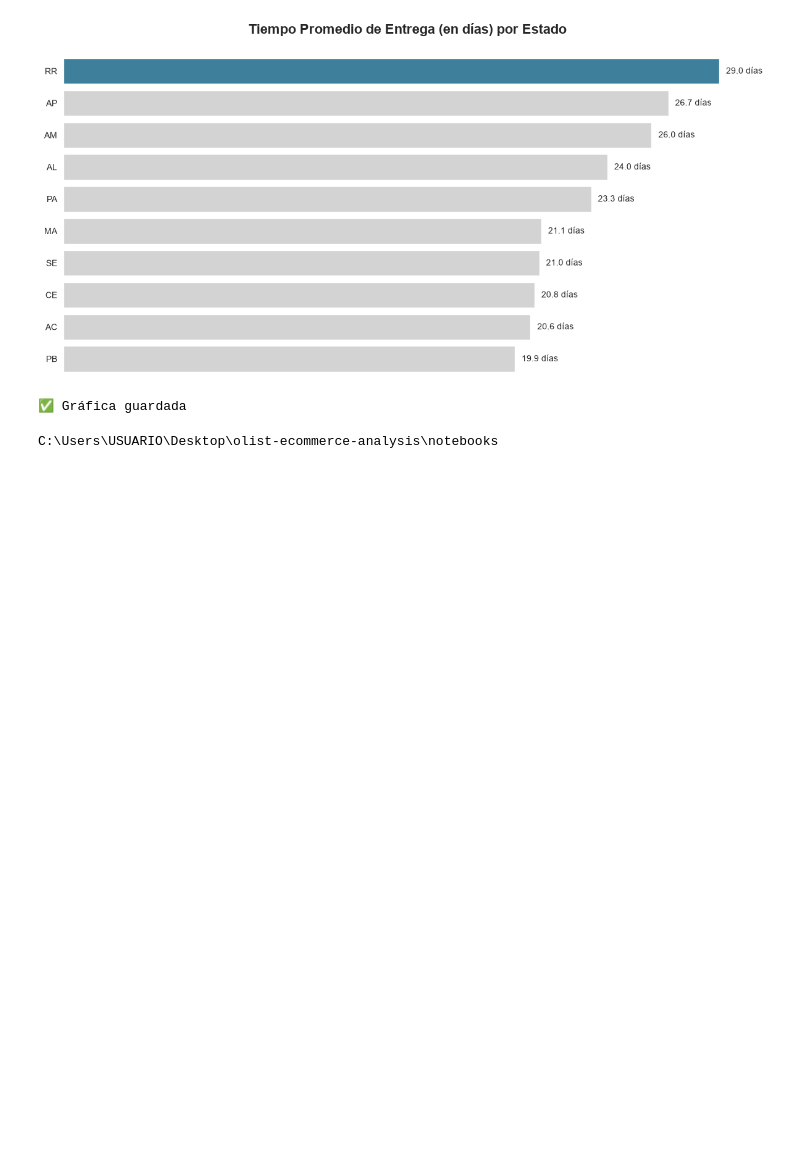
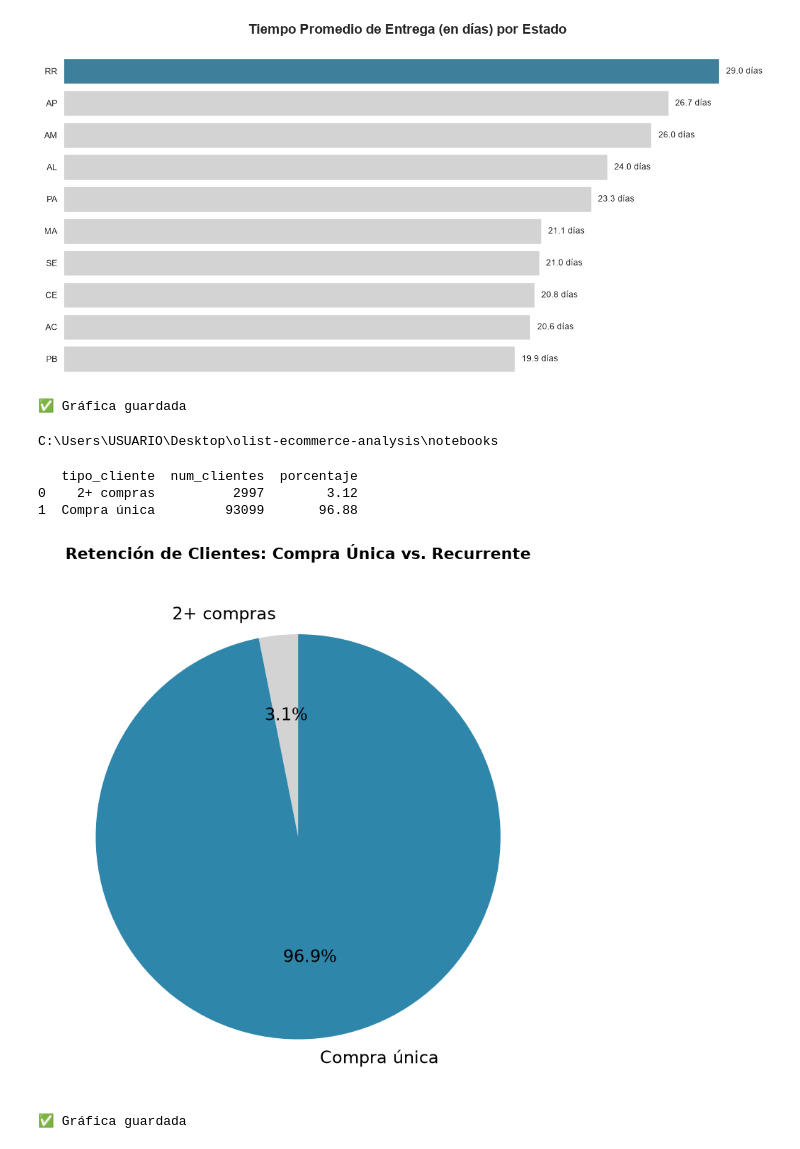
Before and after one commit to Lucas-Jimenez-uribe/olist-ecommerce-analysis, a Jupyter notebook: notebooks/analisis_completo.ipynb, the cells around one changed output. Drawn from its saved outputs; the diff is of its cells as text; code cells hidden in the pictures; blank space fills up the shorter version.

Commit message:
grafica de retencion de clientes por compra completa

```diff
--- a/notebooks/analisis_completo.ipynb
+++ b/notebooks/analisis_completo.ipynb
@@ -269,3 +263,63 @@ import os
 print(os.getcwd())
 # %% [output]
 C:\Users\USUARIO\Desktop\olist-ecommerce-analysis\notebooks
+# %%
+query_q3 = """
+WITH compras_por_cliente AS (
+    SELECT
+        customer_unique_id,
+        COUNT(o.order_id) AS num_compras
+    FROM customers c
+    INNER JOIN orders o
+      ON c.customer_id = o.customer_id
+    GROUP BY customer_unique_id
+)
+
+SELECT
+    CASE
+        WHEN num_compras = 1 THEN 'Compra única'
+        ELSE '2+ compras'
+    END AS tipo_cliente,
+    COUNT(*) AS num_clientes,
+    ROUND(100.0 * COUNT(*) / SUM(COUNT(*)) OVER (), 2) AS porcentaje
+FROM compras_por_cliente
+GROUP BY tipo_cliente;
+"""
+
+# Traer datos en un DataFrame
+df_q3= pd.read_sql(query_q3, conn)
+
+# Ver los datos
+print(df_q3)
+# %% [output]
+   tipo_cliente  num_clientes  porcentaje
+0    2+ compras          2997        3.12
+1  Compra única         93099       96.88
+# %%
+import matplotlib.pyplot as plt
+import seaborn as sns
+
+df_q3 = pd.read_sql(query_q3, conn)
+
+# Color basado en el CONTENIDO de la fila, no en su posición/índice
+colors = ['#2E86AB' if valor == 'Compra única' else '#D3D3D3' for valor in df_q3['tipo_cliente']]
+
+plt.figure(figsize=(10, 8))
+plt.pie(df_q3['num_clientes'],
+        labels=df_q3['tipo_cliente'],
+        autopct='%1.1f%%',
+        colors=colors,
+        startangle=90,
+        textprops={'fontsize':17})
+
+plt.title('Retención de Clientes: Compra Única vs. Recurrente',
+          fontsize=16, fontweight='bold', pad=25)
+
+plt.tight_layout()
+plt.savefig('../visualizations/03_retencion_clientes.png', dpi=300, bbox_inches='tight')
+plt.show()
+
+print("✅ Gráfica guardada")
+# %% [output]
+[figure, added]
+✅ Gráfica guardada
```
Also changed, not shown: parts of 2 cells of this notebook, 1 other file.
